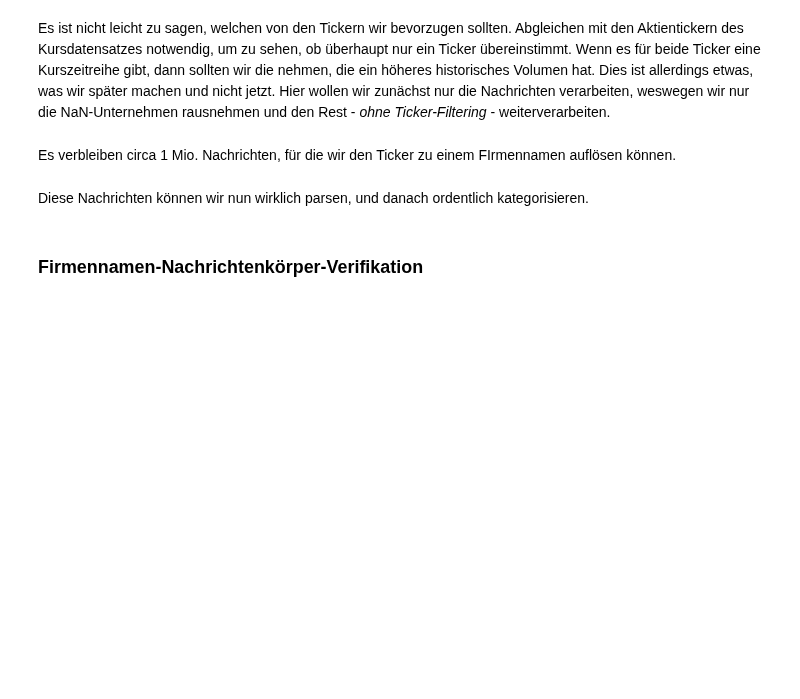
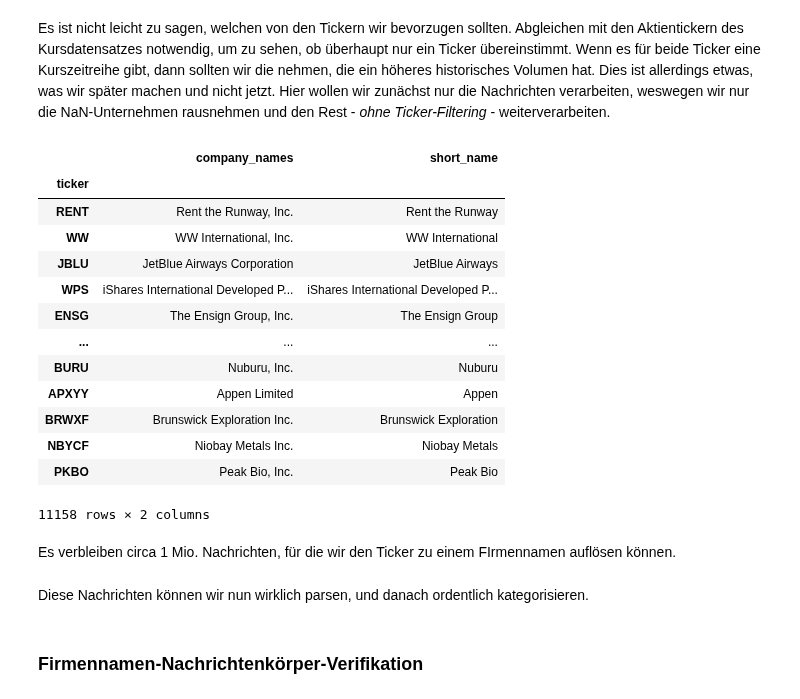
Before and after one commit to adrianbeer/LLM-News-Trading, a Jupyter notebook: src/benzing_news_parser.ipynb, the cells around one changed output. Drawn from its saved outputs; the diff is of its cells as text; code cells hidden in the pictures; blank space fills up the shorter version.

```diff
--- a/src/benzing_news_parser.ipynb
+++ b/src/benzing_news_parser.ipynb
@@ -164,0 +227,3 @@ all_tickers = ddf.stocks.unique().compute()
+# %%
+# We remove these foreign exchanges:
+all_tickers = all_tickers[all_tickers.apply(lambda x: ":" not in x)]
@@ -165,7 +237,7 @@ all_tickers = ddf.stocks.unique().compute()
 # %% [markdown]
 ### Full-Name-Discovery
 # %%
-company_names = all_tickers.apply(lambda x: yahoo_get_wrapper(x))
+company_names = all_tickers.map(lambda x: yahoo_get_wrapper(x))
 # %%
 all_mapper = pd.concat([all_tickers, company_names], axis=1)
 # %%
@@ -189,8 +263,6 @@ Es ist nicht leicht zu sagen, welchen von den Tickern wir bevorzugen sollten. Ab
 mapper = all_mapper
 # %%
 mapper.columns = ["ticker", "company_names"]
-mapper = mapper[mapper.isna().sum(axis=1) == 0]
+mapper.set_index("ticker", inplace=True)
-# %%
-mapper = mapper.set_index("ticker")
 # %%
 company_endings = pd.read_table("data_shared/corporation_endings.txt").iloc[:, 0]
@@ -198,3 +270,20 @@ company_endings = pd.read_table("data_shared/corporation_endings.txt").iloc[:, 0
 # Otherwise , Ltd. remains.
 mapper["short_name"] = mapper.company_names.apply(lambda x: get_company_abbreviation(x, company_endings=company_endings))
+# %%
+mapper # stopped here
+# %% [output]
+|  | company_names | short_name |
+| ticker |  |  |
+| RENT | Rent the Runway, Inc. | Rent the Runway |
+| WW | WW International, Inc. | WW International |
+| JBLU | JetBlue Airways Corporation | JetBlue Airways |
+| WPS | iShares International Developed P... | iShares International Developed P... |
+| ENSG | The Ensign Group, Inc. | The Ensign Group |
+| ... | ... | ... |
+| BURU | Nuburu, Inc. | Nuburu |
+| APXYY | Appen Limited | Appen |
+| BRWXF | Brunswick Exploration Inc. | Brunswick Exploration |
+| NBYCF | Niobay Metals Inc. | Niobay Metals |
+| PKBO | Peak Bio, Inc. | Peak Bio |
+11158 rows × 2 columns
 # %%
```
Also changed, not shown: parts of 21 cells of this notebook.
